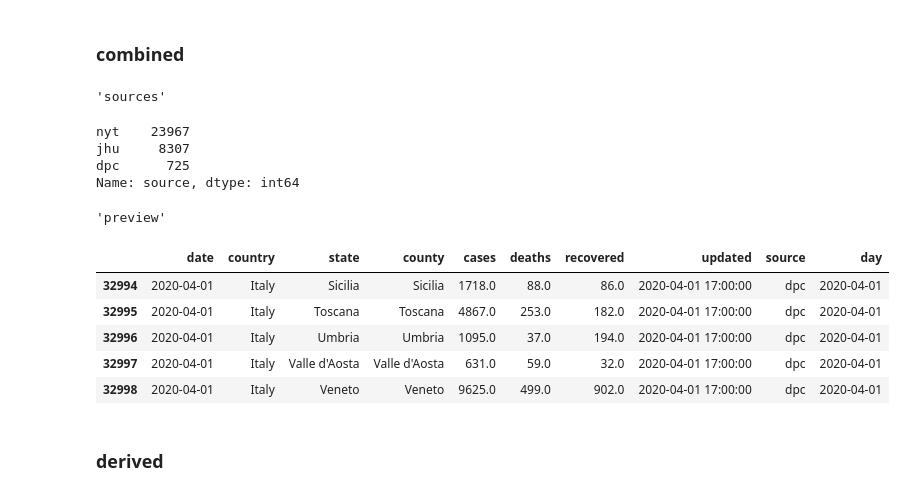
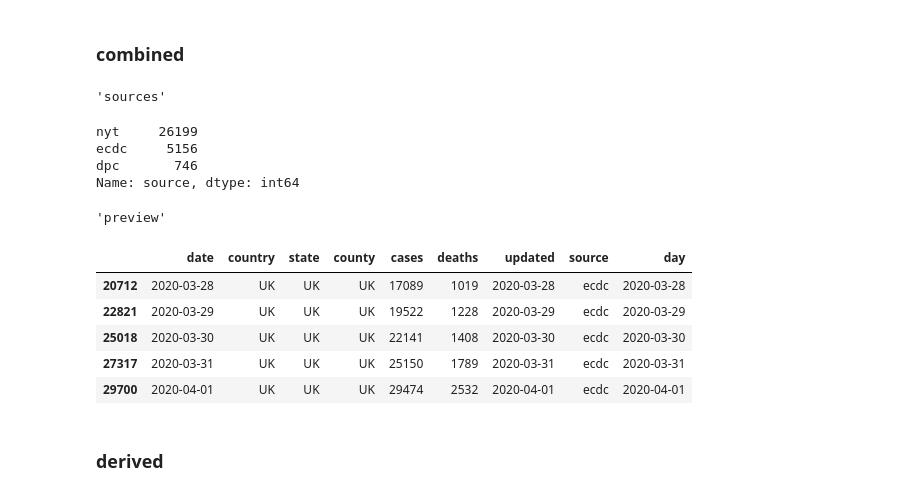
Before and after one commit to eferm/covid-19, a Jupyter notebook: notebooks/covid-19.ipynb, the cells around one changed output. Drawn from its saved outputs; the diff is of its cells as text; code cells hidden in the pictures.

```diff
--- a/notebooks/covid-19.ipynb
+++ b/notebooks/covid-19.ipynb
@@ -69,14 +75,9 @@ for name, df in CATALOG.items():
 # %% [markdown]
 ## ontology
 # %%
-METRICS = ['cases', 'deaths', 'recovered']
-LIMITS = dict(zip(METRICS, [100, 10, 10]))
+METRICS = ['cases', 'deaths']
+LIMITS = dict(zip(METRICS, [100, 10]))
 LEVELS = ['country', 'state', 'county']
-SOURCES = {
-    'jhu': 'Johns Hopkins University',
-    'nyt': 'The New York Times',
-    'dpc': 'Dipartimento della Protezione Civile',
-}
 
 
 def rollup(df, level):
@@ -118,28 +119,43 @@ dpc_dates = CATALOG['dpc']['date'].drop_duplicates().values
 
 df = pd.concat([
 
-    CATALOG['jhu'].copy()
+    CATALOG['ecdc'].copy()
     .rename(columns={
-        'country_region': 'country',
-        'province_state': 'state',
-        'admin2': 'county',
-        'confirmed': 'cases',
+        'countries_and_territories': 'country',
     })
     # all data except US data in NYT
-    .loc[lambda df: (df['country'] != 'US') | ~df['date'].isin(nyt_dates)]
+    .loc[lambda df: (df['country'] != 'US')]# | ~df['date'].isin(nyt_dates)]
     # all data except Italy data in DPC
-    .loc[lambda df: (df['country'] != 'Italy') | ~df['date'].isin(dpc_dates)]
+    .loc[lambda df: (df['country'] != 'Italy')]# | ~df['date'].isin(dpc_dates)]
     .assign(
-        updated=lambda df: df['last_update'].fillna(df['date']),
-        source='jhu'
+        state=np.nan,
+        county=np.nan,
+        source='ecdc',
+        updated=lambda df: df['date'],
     )
     [COLS],
+
+#     CATALOG['jhu'].copy()
+#     .rename(columns={
+#         'country_region': 'country',
+#         'province_state': 'state',
+#         'admin2': 'county',
+#         'confirmed': 'cases',
+#     })
+#     # all data except US data in NYT
+#     .loc[lambda df: (df['country'] != 'US') | ~df['date'].isin(nyt_dates)]
+#     # all data except Italy data in DPC
+#     .loc[lambda df: (df['country'] != 'Italy') | ~df['date'].isin(dpc_dates)]
+#     .assign(
+#         updated=lambda df: df['last_update'].fillna(df['date']),
+#         source='jhu'
+#     )
+#     [COLS],
 
     # US metrics from NYT
     CATALOG['nyt'].copy()
     .assign(
         country='US',
-        recovered=np.nan,
         source='nyt',
         updated=lambda df: df['date'],
     )
@@ -151,46 +167,50 @@ df = pd.concat([
         'denominazione_regione': 'state',
         'totale_casi': 'cases',
         'deceduti': 'deaths',
-        'dimessi_guariti': 'recovered',
         'data': 'updated',
     })
     .assign(
         country='Italy',
         county=lambda df: df['state'],
         source='dpc',
     )
     [COLS]
 ])
 
 
 df = (
     df
     .assign(
         day=lambda df: df['date'].dt.strftime('%Y-%m-%d'),
         cases=lambda df: df['cases'].fillna(0),
+        # when state doesn't exist and a metric refers to the country,
+        # `state` is sometimes NaN and sometimes <countryname>. therefore
+        # normalize on <countryname> to make aggregations easy
+        state=lambda df: df['state'].fillna(df['country']),
+        county=lambda df: df['county'].fillna(df['state']),
     )
     .loc[lambda df: df['cases'] > 0]  # only non-zero cases interesting
     .sort_values(['date', *LEVELS])
     .reset_index(drop=True)
 )
 
 write_csv(df.drop(['day'], axis=1).replace(SOURCES), 'covid19-combined.csv')
 CATALOG['df.combined'] = df
 display('sources', df['source'].value_counts())
-display('preview', df.tail())
+display('preview', df.loc[df['country'] == 'UK'].tail())
 # %% [output]
 'sources'
-nyt    23967
-jhu     8307
-dpc      725
+nyt     26199
+ecdc     5156
+dpc       746
 Name: source, dtype: int64
 'preview'
-|  | date | country | state | county | cases | deaths | recovered | updated | source | day |
-| 32994 | 2020-04-01 | Italy | Sicilia | Sicilia | 1718.0 | 88.0 | 86.0 | 2020-04-01 17:00:00 | dpc | 2020-04-01 |
-| 32995 | 2020-04-01 | Italy | Toscana | Toscana | 4867.0 | 253.0 | 182.0 | 2020-04-01 17:00:00 | dpc | 2020-04-01 |
-| 32996 | 2020-04-01 | Italy | Umbria | Umbria | 1095.0 | 37.0 | 194.0 | 2020-04-01 17:00:00 | dpc | 2020-04-01 |
-| 32997 | 2020-04-01 | Italy | Valle d'Aosta | Valle d'Aosta | 631.0 | 59.0 | 32.0 | 2020-04-01 17:00:00 | dpc | 2020-04-01 |
-| 32998 | 2020-04-01 | Italy | Veneto | Veneto | 9625.0 | 499.0 | 902.0 | 2020-04-01 17:00:00 | dpc | 2020-04-01 |
+|  | date | country | state | county | cases | deaths | updated | source | day |
+| 20712 | 2020-03-28 | UK | UK | UK | 17089 | 1019 | 2020-03-28 | ecdc | 2020-03-28 |
+| 22821 | 2020-03-29 | UK | UK | UK | 19522 | 1228 | 2020-03-29 | ecdc | 2020-03-29 |
+| 25018 | 2020-03-30 | UK | UK | UK | 22141 | 1408 | 2020-03-30 | ecdc | 2020-03-30 |
+| 27317 | 2020-03-31 | UK | UK | UK | 25150 | 1789 | 2020-03-31 | ecdc | 2020-03-31 |
+| 29700 | 2020-04-01 | UK | UK | UK | 29474 | 2532 | 2020-04-01 | ecdc | 2020-04-01 |
 # %% [markdown]
 ### derived
 # %%
```
Also changed, not shown: parts of 9 cells of this notebook, 3 other files.
